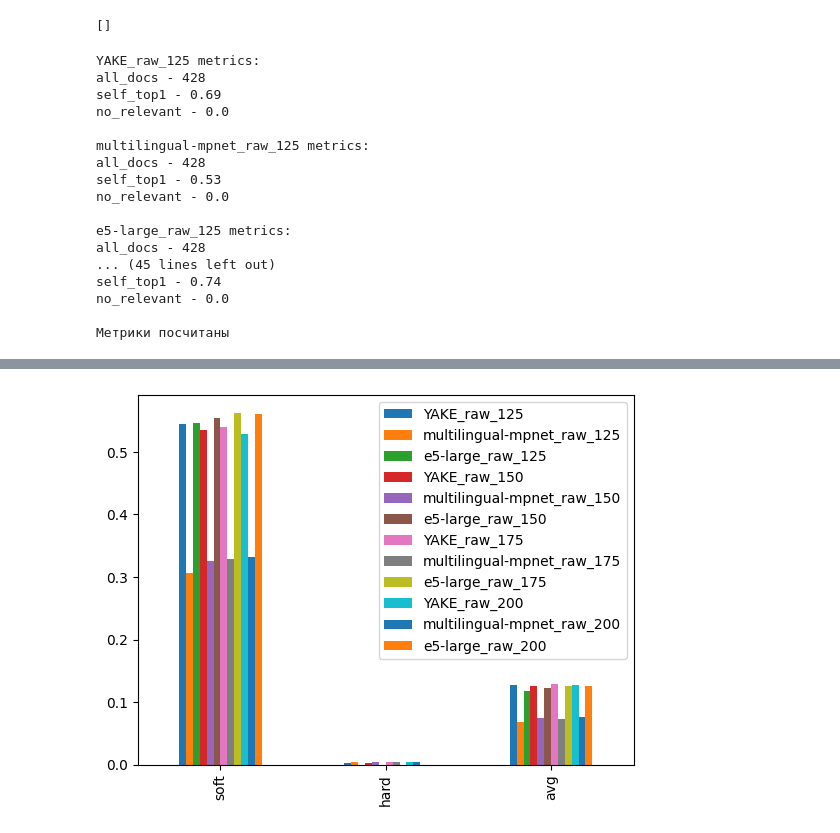
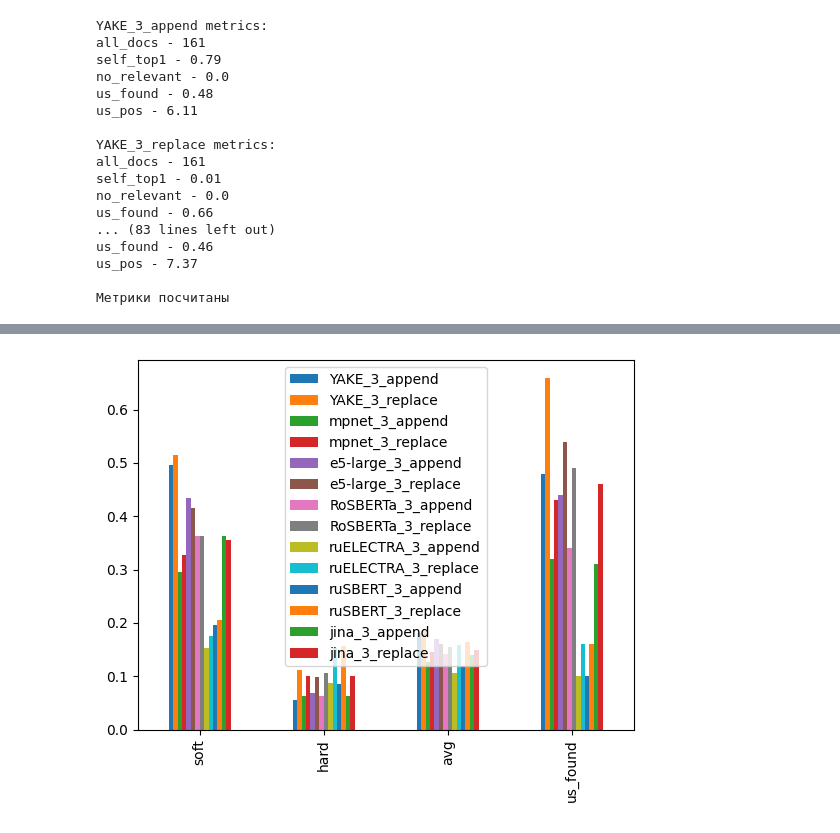
Before and after one commit to Ramnck/term-vector-extraction, a Jupyter notebook: vaildate.ipynb, the cells around one changed output, grey strips where cells are left out. Drawn from its saved outputs; the diff is of its cells as text; code cells hidden in the pictures.

Commit message:
New experiment and a lot of minor changes such as extended support of parsing pat num

```diff
--- a/vaildate.ipynb
+++ b/vaildate.ipynb
@@ -1,19 +1,17 @@
 # %%
-name_of_experiment = "500_concat_rel"
-output_file = "evalconcat.json"
+name_of_experiment = "171_rel"
+output_file = "eval.json"
-# %%
-[][:1]
-# %% [output]
-[]
 # %%
 # Посчитать метрики
-from documents import FileSystem
+from tve.documents import FSLoader
 import asyncio
 from pathlib import Path
 import json
-from lexis import extract_number
+from tve.lexis import extract_number
 import numpy as np
 
+loader = FSLoader(Path("data") / "raw" / "171")
+# docs = [i async for i in loader]
 
 async def eval(name_of_file_to_save: str | Path, name_of_experiment: str | Path):
     base_path = Path("data") / "eval"
@@ -25,6 +23,8 @@ async def eval(name_of_file_to_save: str | Path, name_of_experiment: str | Path)
         "hard": 0,
         "avg": 0,
         "no_relevant": 0,
+        "us_found": 0,
+        "us_pos": 0,
     }
 
     with open(
@@ -38,6 +38,9 @@ async def eval(name_of_file_to_save: str | Path, name_of_experiment: str | Path)
 
     for file_path in list_of_files:
         doc_id = extract_number(file_path.stem)
+
+        tmp = await loader.get_doc(file_path.stem)
+        us_doc = extract_number(tmp.raw_json["cluster"][1])
 
         with open(file_path, encoding="utf-8") as file:
             data = json.load(file)
@@ -57,7 +60,9 @@ async def eval(name_of_file_to_save: str | Path, name_of_experiment: str | Path)
             relevant = list(dict.fromkeys(map(extract_number, relevant_docs)))
 
             if relevant:
-
+                if us_doc in relevant:
+                    metrics[extractor_name]["us_found"] += 1
+                    metrics[extractor_name]["us_pos"] += 20 - relevant.index(us_doc)
                 if doc_id in relevant:
                     metrics[extractor_name]["self_top1"] += relevant[0] == doc_id
                     relevant.remove(doc_id)
@@ -80,7 +85,7 @@ async def eval(name_of_file_to_save: str | Path, name_of_experiment: str | Path)
     for extractor_name, eval in metrics.items():
         print(extractor_name, "metrics:")
         for metric in eval.keys():
-            if metric in ["self_top1", "no_relevant"]:
+            if metric in ["self_top1", "no_relevant", "us_found", "us_pos"]:
                 eval[metric] = round(eval[metric] / len(list_of_files), 2)
             elif metric not in ["all_docs"]:
                 eval[metric] = round(eval[metric] / eval["all_docs"], 4)
@@ -101,21 +106,21 @@ if output_file is None:
 await eval(output_file, name_of_experiment)
 print("Метрики посчитаны")
 # %% [output]
-YAKE_raw_125 metrics:
-all_docs - 428
-self_top1 - 0.69
+YAKE_3_append metrics:
+all_docs - 161
+self_top1 - 0.79
 no_relevant - 0.0
+us_found - 0.48
+us_pos - 6.11
 
-multilingual-mpnet_raw_125 metrics:
-all_docs - 428
-self_top1 - 0.53
+YAKE_3_replace metrics:
+all_docs - 161
+self_top1 - 0.01
 no_relevant - 0.0
-
-e5-large_raw_125 metrics:
-all_docs - 428
-... (45 lines left out)
-self_top1 - 0.74
-no_relevant - 0.0
+us_found - 0.66
+... (83 lines left out)
+us_found - 0.46
+us_pos - 7.37
 
 Метрики посчитаны
 # %%
@@ -133,7 +138,7 @@ with open(BASE_PATH / output_file) as file:
 data = {i: {} for i in rawdata.keys()}
 for k, v in rawdata.items():
     for k1, v1 in v.items():
-        if k1 not in ["all_docs", "self_top1", "no_relevant"]:
+        if k1 not in ["all_docs", "self_top1", "no_relevant", "us_pos"]:
             data[k][k1] = v1
 
 data = pd.DataFrame(data)
@@ -151,4 +158,4 @@ pd.DataFrame(rawdata)
-[figure, old version]
+[figure, new version]
 # %%
 # Разделить метрики по виду экстрактора
 
```
Also changed, not shown: parts of 3 cells of this notebook, 10 other files.
